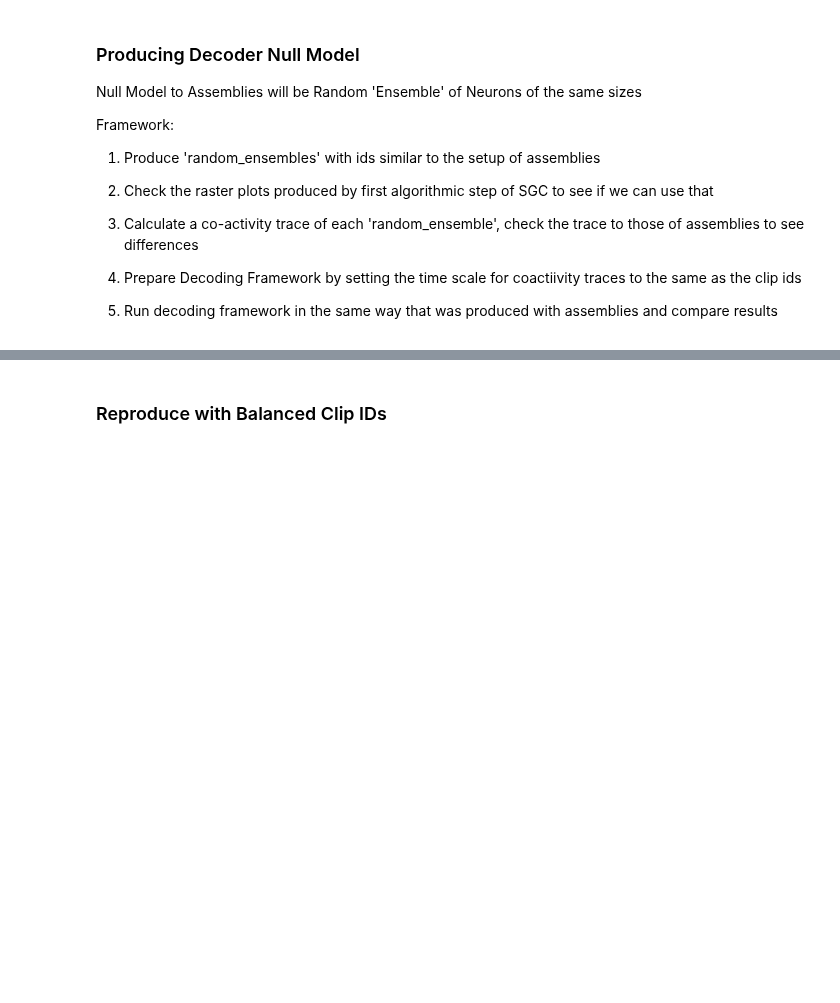
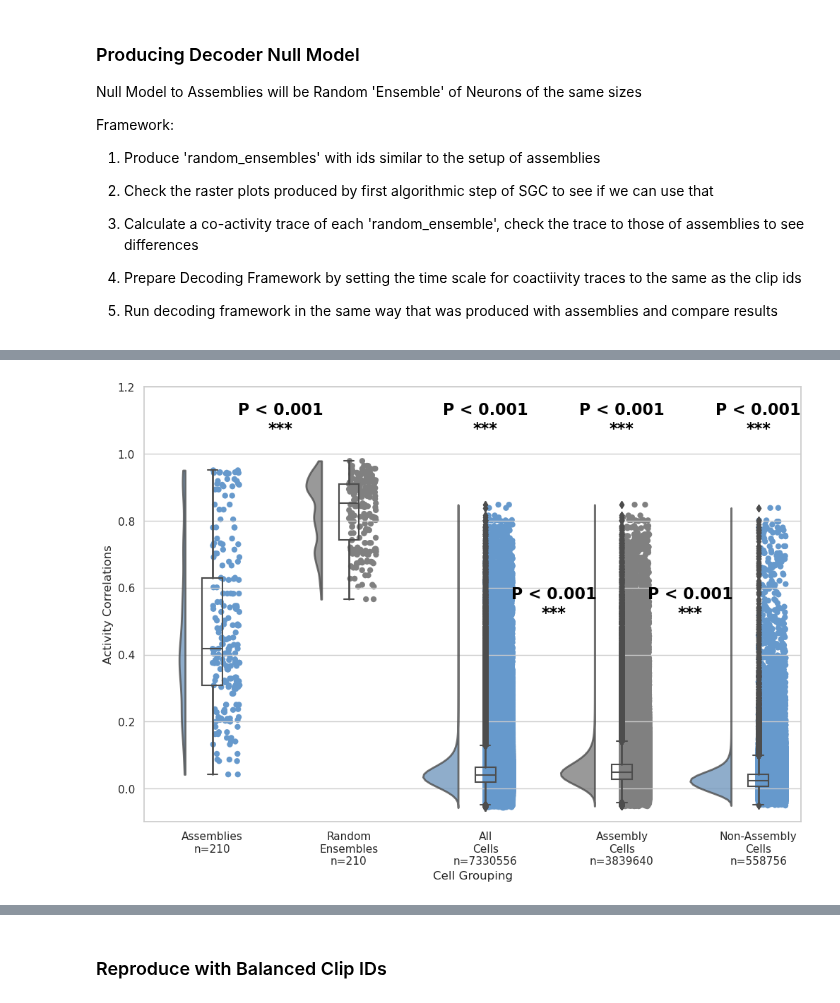
Before and after one commit to Jawagnercarena/Assembly_Organization, a Jupyter notebook: AssemblyPaperFigures/FigureCode/Figure3/Figure3.ipynb, the cells around one changed output, grey strips where cells are left out. Cells and saved outputs as stored; diff of their text form; code cells hidden in the pictures; blank space fills up the shorter version.

```diff
--- a/AssemblyPaperFigures/FigureCode/Figure3/Figure3.ipynb
+++ b/AssemblyPaperFigures/FigureCode/Figure3/Figure3.ipynb
@@ -724,4 +765,4 @@ def plot_ginis(coactivity_trace):
 # %%
-with open('../Figure3/map_ordered_to_sgc_output.pickle', 'rb') as f:
+with open('../Figure2/map_ordered_to_sgc_output.pickle', 'rb') as f:
     map_ordered_to_sgc_output = pickle.load(f)
 map_ordered_to_sgc_output
@@ -728,8 +785,8 @@ map_ordered_to_sgc_output
 # %%
 ACTIVITY_RASTER = scipy.io.loadmat(
-    "../Data/Session13/Assembly_Files/esteps_150000_affinity_04_sessionM409828_13_ACTIVITY-RASTER.mat", struct_as_record=True, squeeze_me=True)
+    "../../../data_files/v1dd/functional/final/esteps_150000_affinity_04_sessionM409828_13_ACTIVITY-RASTER.mat", struct_as_record=True, squeeze_me=True)
 SGC_ASSEMBLIES = scipy.io.loadmat(
-    "../Data/Session13/Assembly_Files/esteps_150000_affinity_04_sessionM409828_13_SGC-ASSEMBLIES.mat", struct_as_record=True, squeeze_me=True)
+    "../../../data_files/v1dd/functional/final/esteps_150000_affinity_04_sessionM409828_13_SGC-ASSEMBLIES.mat", struct_as_record=True, squeeze_me=True)
 
 #print(ACTIVITY_RASTER.keys())
 
@@ -1112,10 +1202,10 @@ np.random.seed(47)
 
 ### Overlap is fine so we don't have to worry about that.
 SGC_ASSEMBLIES = scipy.io.loadmat(
-    "../Data/Session13/Assembly_Files/esteps_150000_affinity_04_sessionM409828_13_SGC-ASSEMBLIES.mat", struct_as_record=True, squeeze_me=True)
+    "../../../data_files/v1dd/functional/final/esteps_150000_affinity_04_sessionM409828_13_SGC-ASSEMBLIES.mat", struct_as_record=True, squeeze_me=True)
 assemblies = SGC_ASSEMBLIES['assemblies']
 
-dF_trace = np.load("../Data/Session13/sessionM409828_13_CALCIUM-FLUORESCENCE.npy")
+dF_trace = np.load("../../../data_files/v1dd/functional/final/sessionM409828_13_dff.npy")
 num_neurons = dF_trace.shape[1]
 
 random_ensembles = []
@@ -1144,7 +1257,7 @@ print([len(r) for r in random_ensembles])
 ### STEP 2: Use the raster plots produced by SGC
 ### STEP 3: Produce a co-activity trace of each random_ensemble
 ACTIVITY_RASTER = scipy.io.loadmat(
-    "../Data/Session13/Assembly_Files/esteps_150000_affinity_04_sessionM409828_13_ACTIVITY-RASTER.mat", struct_as_record=True, squeeze_me=True)
+    "../../../data_files/v1dd/functional/final/esteps_150000_affinity_04_sessionM409828_13_ACTIVITY-RASTER.mat", struct_as_record=True, squeeze_me=True)
 
 activity_raster = ACTIVITY_RASTER['activity_raster']
 #activity_raster_peaks = ACTIVITY_RASTER['activity_raster_peaks']
@@ -1393,51 +1591,51 @@ ax = pt.RainCloud(
 )
 
 
-# # Calculate p-value
-p_value_assembly_null = stats.ranksums(np.array(assembly_r_scores).flatten(), np.array(null_r_scores).flatten(), alternative='two-sided').pvalue
-p_value_assembly_all = stats.ranksums(np.array(assembly_r_scores).flatten(), np.array(all_cell_r_scores).flatten(), alternative='two-sided').pvalue
-p_value_assembly_a = stats.ranksums(np.array(assembly_r_scores).flatten(), np.array(a_cell_r_scores).flatten(), alternative='two-sided').pvalue
-p_value_assembly_no_a = stats.ranksums(np.array(assembly_r_scores).flatten(), np.array(no_a_cell_r_scores).flatten(), alternative='two-sided').pvalue
-p_value_a_no_a = stats.ranksums(np.array(a_cell_r_scores).flatten(), np.array(no_a_cell_r_scores).flatten(), alternative='two-sided').pvalue
-p_value_all_v_a = stats.ranksums(np.array(all_cell_r_scores).flatten(), np.array(a_cell_r_scores).flatten(), alternative='two-sided').pvalue
+# # # Calculate p-value
+# p_value_assembly_null = stats.ranksums(np.array(assembly_r_scores).flatten(), np.array(null_r_scores).flatten(), alternative='two-sided').pvalue
+# p_value_assembly_all = stats.ranksums(np.array(assembly_r_scores).flatten(), np.array(all_cell_r_scores).flatten(), alternative='two-sided').pvalue
+# p_value_assembly_a = stats.ranksums(np.array(assembly_r_scores).flatten(), np.array(a_cell_r_scores).flatten(), alternative='two-sided').pvalue
+# p_value_assembly_no_a = stats.ranksums(np.array(assembly_r_scores).flatten(), np.array(no_a_cell_r_scores).flatten(), alternative='two-sided').pvalue
+# p_value_a_no_a = stats.ranksums(np.array(a_cell_r_scores).flatten(), np.array(no_a_cell_r_scores).flatten(), alternative='two-sided').pvalue
+# p_value_all_v_a = stats.ranksums(np.array(all_cell_r_scores).flatten(), np.array(a_cell_r_scores).flatten(), alternative='two-sided').pvalue
 
-p_value_array = np.array([p_value_assembly_null, p_value_assembly_all, p_value_assembly_a, p_value_assembly_no_a, p_value_a_no_a, p_value_all_v_a])
-corrected_p_value_array = multipletests(p_value_array, alpha=0.05, method='fdr_bh')
+# p_value_array = np.array([p_value_assembly_null, p_value_assembly_all, p_value_assembly_a, p_value_assembly_no_a, p_value_a_no_a, p_value_all_v_a])
+# corrected_p_value_array = multipletests(p_value_array, alpha=0.05, method='fdr_bh')
 
-# print(p_value_array.shape)
-# print(p_value_array)
-# # print(corrected_p_value_array.shape)
+# # print(p_value_array.shape)
+# # print(p_value_array)
+# # # print(corrected_p_value_array.shape)
+# # print(corrected_p_value_array)
+
+# print('\nCorrelation P-Values and Test Statistics')
+# print(f'Assembly vs Null: {stats.ranksums(np.array(assembly_r_scores).flatten(), np.array(null_r_scores).flatten(), alternative="two-sided")}')
+# print(f'Assembly vs All: {stats.ranksums(np.array(assembly_r_scores).flatten(), np.array(all_cell_r_scores).flatten(), alternative="two-sided")}')
+# print(f'Assembly vs Assembly Cells: {stats.ranksums(np.array(assembly_r_scores).flatten(), np.array(a_cell_r_scores).flatten(), alternative="two-sided")}')
+# print(f'Assembly vs Non-Assembly Cells: {stats.ranksums(np.array(assembly_r_scores).flatten(), np.array(no_a_cell_r_scores).flatten(), alternative="two-sided")}')
+# print(f'Assembly Cells vs Non-Assembly Cells: {stats.ranksums(np.array(a_cell_r_scores).flatten(), np.array(no_a_cell_r_scores).flatten(), alternative="two-sided")}')
+# print(f'All vs Assembly Cells: {stats.ranksums(np.array(all_cell_r_scores).flatten(), np.array(a_cell_r_scores).flatten(), alternative="two-sided")}')
+
 # print(corrected_p_value_array)
 
-print('\nCorrelation P-Values and Test Statistics')
-print(f'Assembly vs Null: {stats.ranksums(np.array(assembly_r_scores).flatten(), np.array(null_r_scores).flatten(), alternative="two-sided")}')
-print(f'Assembly vs All: {stats.ranksums(np.array(assembly_r_scores).flatten(), np.array(all_cell_r_scores).flatten(), alternative="two-sided")}')
-print(f'Assembly vs Assembly Cells: {stats.ranksums(np.array(assembly_r_scores).flatten(), np.array(a_cell_r_scores).flatten(), alternative="two-sided")}')
-print(f'Assembly vs Non-Assembly Cells: {stats.ranksums(np.array(assembly_r_scores).flatten(), np.array(no_a_cell_r_scores).flatten(), alternative="two-sided")}')
-print(f'Assembly Cells vs Non-Assembly Cells: {stats.ranksums(np.array(a_cell_r_scores).flatten(), np.array(no_a_cell_r_scores).flatten(), alternative="two-sided")}')
-print(f'All vs Assembly Cells: {stats.ranksums(np.array(all_cell_r_scores).flatten(), np.array(a_cell_r_scores).flatten(), alternative="two-sided")}')
+# print('\nBH Corrected P-Values')
+# print(f'Assembly vs Null: {corrected_p_value_array[1][0]}')
+# print(f'Assembly vs All: {corrected_p_value_array[1][1]}')
+# print(f'Assembly vs Assembly Cells: {corrected_p_value_array[1][2]}')
+# print(f'Assembly vs Non-Assembly Cells: {corrected_p_value_array[1][3]}')
+# print(f'Assembly Cells vs Non-Assembly Cells: {corrected_p_value_array[1][4]}')
+# print(f'All vs Assembly Cells: {corrected_p_value_array[1][5]}')
 
-print(corrected_p_value_array)
-
-print('\nBH Corrected P-Values')
-print(f'Assembly vs Null: {corrected_p_value_array[1][0]}')
-print(f'Assembly vs All: {corrected_p_value_array[1][1]}')
-print(f'Assembly vs Assembly Cells: {corrected_p_value_array[1][2]}')
-print(f'Assembly vs Non-Assembly Cells: {corrected_p_value_array[1][3]}')
-print(f'Assembly Cells vs Non-Assembly Cells: {corrected_p_value_array[1][4]}')
-print(f'All vs Assembly Cells: {corrected_p_value_array[1][5]}')
-
-p_value_assembly_null = corrected_p_value_array[1][0]
-p_value_assembly_all = corrected_p_value_array[1][1]
-p_value_assembly_a = corrected_p_value_array[1][2]
-p_value_assembly_no_a = corrected_p_value_array[1][3]
-p_value_a_no_a = corrected_p_value_array[1][4]
-p_value_all_v_a = corrected_p_value_array[1][5]
+# p_value_assembly_null = corrected_p_value_array[1][0]
+# p_value_assembly_all = corrected_p_value_array[1][1]
+# p_value_assembly_a = corrected_p_value_array[1][2]
+# p_value_assembly_no_a = corrected_p_value_array[1][3]
+# p_value_a_no_a = corrected_p_value_array[1][4]
+# p_value_all_v_a = corrected_p_value_array[1][5]
 
 plt.ylim(-0.1, 1.2)  # Set y-axis limit to [0, 1] for accuracy range
 
 # # Add significance stars
-for p_index, p_value in enumerate([p_value_assembly_null, p_value_assembly_all, p_value_assembly_a, p_value_assembly_no_a, p_value_all_v_a, p_value_a_no_a]):
+for p_index, p_value in enumerate(corrected_p_value_array[1]):
     if p_value < 0.001:
         significance = 'P < 0.001\n***'
     elif p_value < 0.01:
@@ -1478,10 +1676,11 @@ for p_index, p_value in enumerate([p_value_assembly_null, p_value_assembly_all,
 # plt.ylabel("Groups", size=20)
 
 # plt.tight_layout()
-# plt.savefig('./figure4_plots/correlations_assemblies_vs_random_ensembles_raincould_plot.png', dpi=1200)
-# plt.savefig('./figure4_plots/correlations_assemblies_vs_random_ensembles_raincould_plot.pdf', dpi=1200)
-# plt.savefig('./figure4_plots/correlations_assemblies_vs_random_ensembles_raincould_plot.svg', dpi=1200)
+# plt.savefig('./correlations_assemblies_vs_random_ensembles_raincould_plot.png', dpi=1200)
+# plt.savefig('./correlations_assemblies_vs_random_ensembles_raincould_plot.pdf', dpi=1200)
+# plt.savefig('./correlations_assemblies_vs_random_ensembles_raincould_plot.svg', dpi=1200)
 # plt.close()
 
 # Early Exit Breakoff Breadcrumb
 # exit()
+# %% [output]
@@ -1488,3 +1690,4 @@ for p_index, p_value in enumerate([p_value_assembly_null, p_value_assembly_all,
+[figure, added]
 # %%
 # Compare correlation of asesmblies and random ensembles
 # correlate_assembly_traces_vs_random_ensembles(assembly_coactivity_trace, random_ensembles_coactivity_trace, scores_in_order, name='assemblies_vs_ensembles')
```
Also changed, not shown: parts of 48 cells of this notebook, 23 other files.
